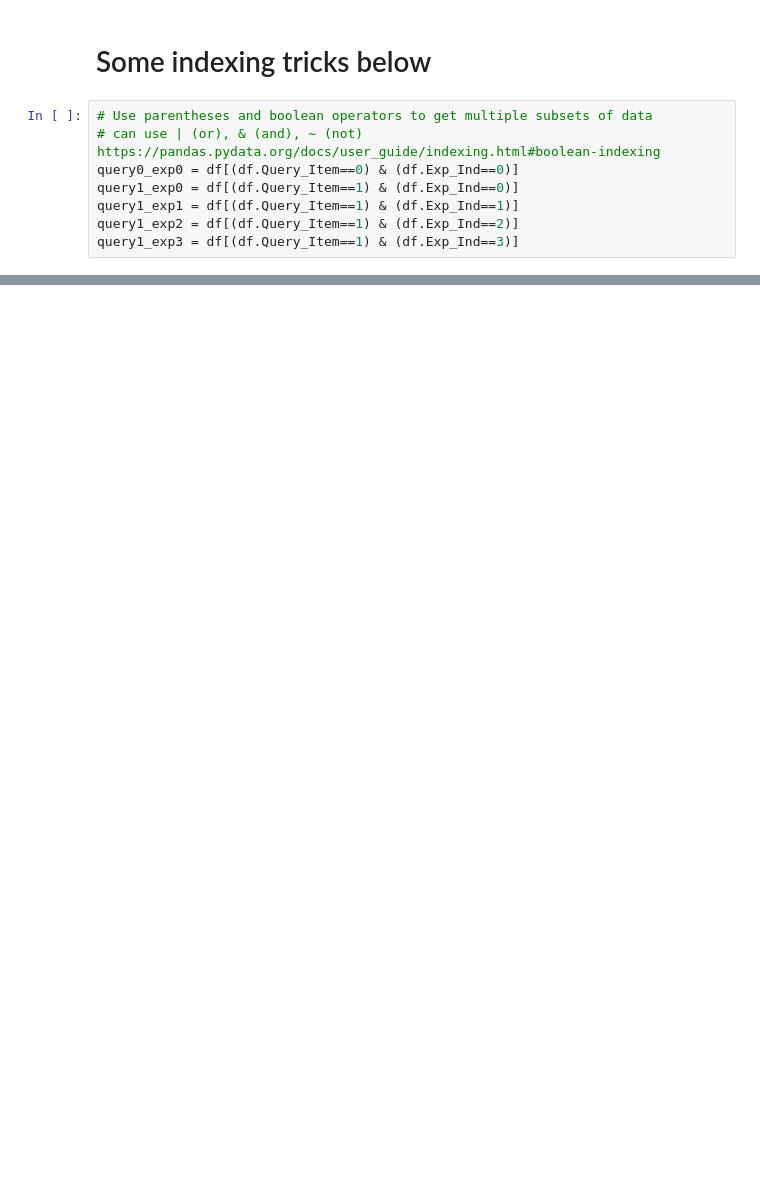
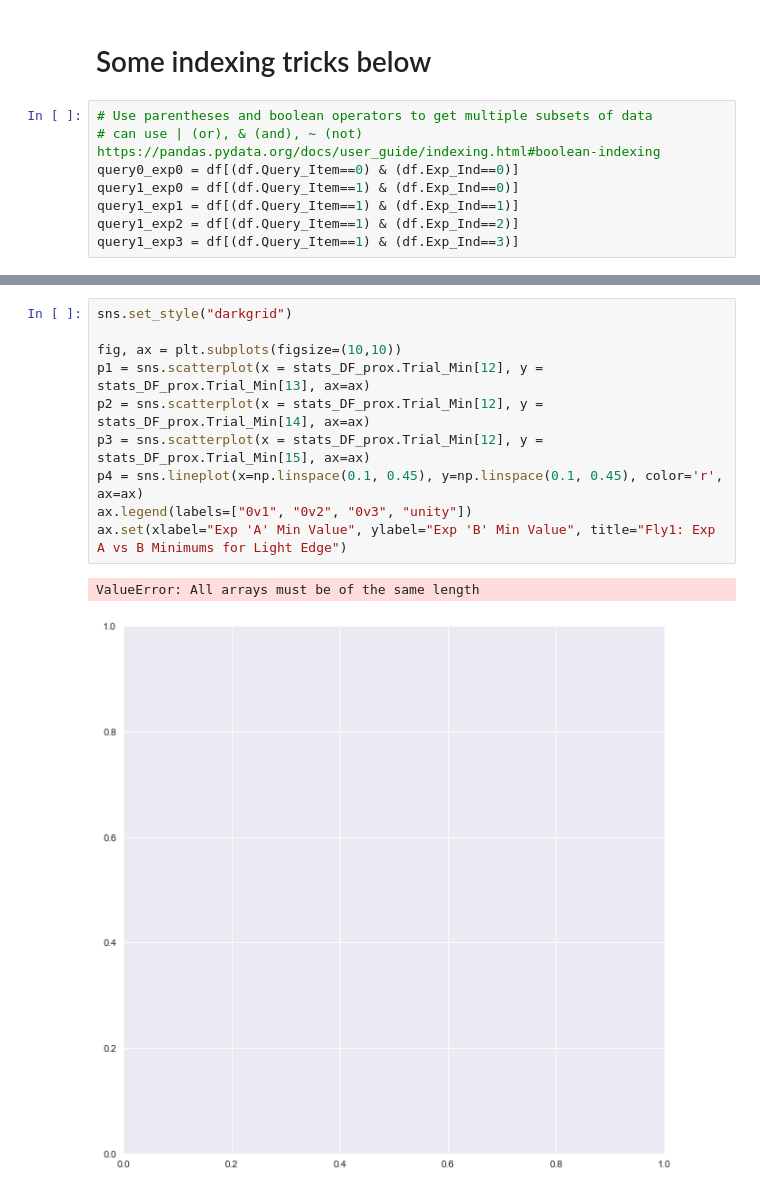
Before and after one commit to Biofall/two_photon_analysis, a Jupyter notebook: notebooks/asta_addition.ipynb, the cells around one changed output, grey strips where cells are left out. Cells and saved outputs as stored; diff of their text form; blank space fills up the shorter version.

```diff
--- a/notebooks/asta_addition.ipynb
+++ b/notebooks/asta_addition.ipynb
@@ -610,0 +557,13 @@ sns.scatterplot(x = np.array(df.Trial_Number[0]), y = np.array(df.Trial_Number[0
+# %%
+sns.set_style("darkgrid")
+
+fig, ax = plt.subplots(figsize=(10,10))
+p1 = sns.scatterplot(x = stats_DF_prox.Trial_Min[12], y = stats_DF_prox.Trial_Min[13], ax=ax)
+p2 = sns.scatterplot(x = stats_DF_prox.Trial_Min[12], y = stats_DF_prox.Trial_Min[14], ax=ax)
+p3 = sns.scatterplot(x = stats_DF_prox.Trial_Min[12], y = stats_DF_prox.Trial_Min[15], ax=ax)
+p4 = sns.lineplot(x=np.linspace(0.1, 0.45), y=np.linspace(0.1, 0.45), color='r', ax=ax)
+ax.legend(labels=["0v1", "0v2", "0v3", "unity"])
+ax.set(xlabel="Exp 'A' Min Value", ylabel="Exp 'B' Min Value", title="Fly1: Exp A vs B Minimums for Light Edge")
+# %% [output]
+ValueError: All arrays must be of the same length
+[figure, added]
```
Also changed, not shown: parts of 25 cells of this notebook.
